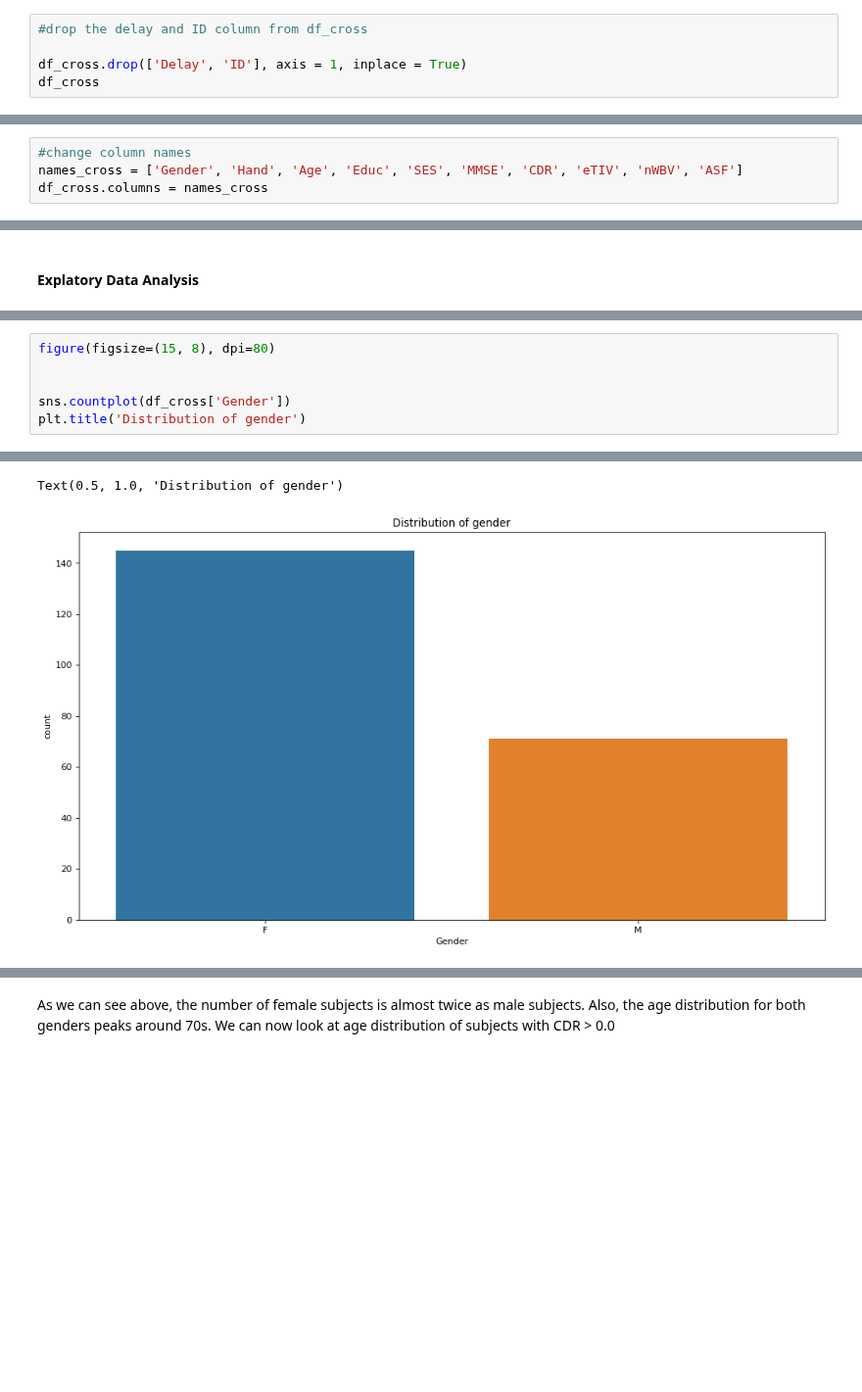
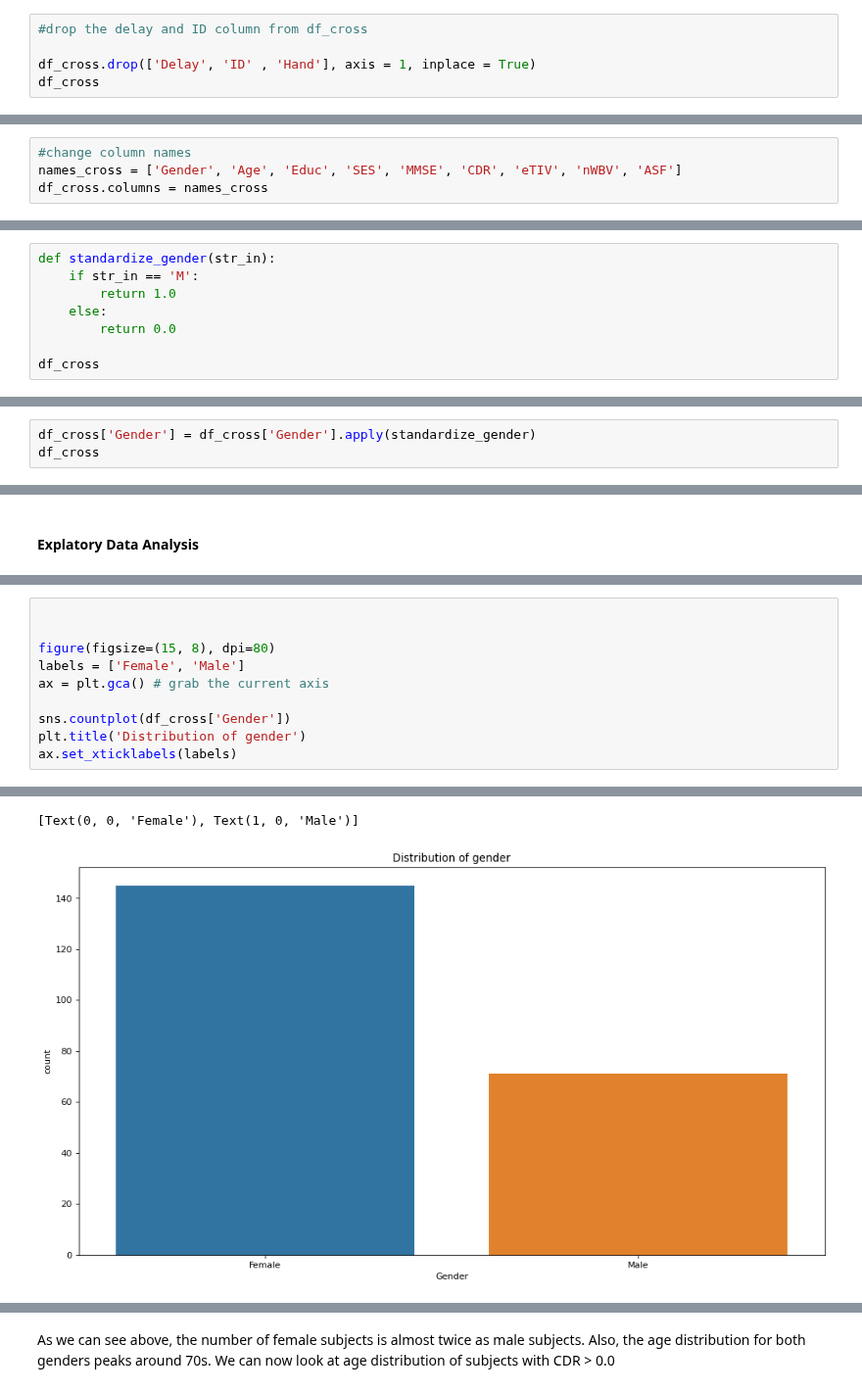
Before and after one commit to Gauss-x/Alzheimer-s-Analysis, a Jupyter notebook: main.ipynb, the cells around one changed output, grey strips where cells are left out. Shown at 98% size. Cells and saved outputs as stored; diff of their text form; blank space fills up the shorter version.

Commit message:
minor changes to graphs

```diff
--- a/main.ipynb
+++ b/main.ipynb
@@ -114,6 +114,6 @@ dtype: int64
 # %%
 #drop the delay and ID column from df_cross
 
-df_cross.drop(['Delay', 'ID'], axis = 1, inplace = True)
+df_cross.drop(['Delay', 'ID' , 'Hand'], axis = 1, inplace = True)
 df_cross
 # %% [output]
@@ -179,5 +179,5 @@ df_cross
 # %%
 #change column names
-names_cross = ['Gender', 'Hand', 'Age', 'Educ', 'SES', 'MMSE', 'CDR', 'eTIV', 'nWBV', 'ASF']
+names_cross = ['Gender', 'Age', 'Educ', 'SES', 'MMSE', 'CDR', 'eTIV', 'nWBV', 'ASF']
 df_cross.columns = names_cross
 # %% [markdown]
@@ -184,0 +185,8 @@ After dropping null values we ended up with 216 observations
+# %%
+def standardize_gender(str_in):
+    if str_in == 'M':
+        return 1.0
+    else:
+        return 0.0
+
+df_cross
@@ -184,0 +207,3 @@ After dropping null values we ended up with 216 observations
+# %%
+df_cross['Gender'] = df_cross['Gender'].apply(standardize_gender)
+df_cross
@@ -191,13 +241,17 @@ First, lets look at the gender distribution and age distribution based on gender
 # %%
+
+
 figure(figsize=(15, 8), dpi=80)
-
+labels = ['Female', 'Male']
+ax = plt.gca() # grab the current axis
 
 sns.countplot(df_cross['Gender'])
 plt.title('Distribution of gender')
+ax.set_xticklabels(labels)
 # %% [output]
 Pass the following variable as a keyword arg: x. From version 0.12, the only valid positional argument will be `data`, and passing other arguments without an explicit keyword will result in an error o ...
-Text(0.5, 1.0, 'Distribution of gender')
+[Text(0, 0, 'Female'), Text(1, 0, 'Male')]
-[figure, old version]
+[figure, new version]
 # %%
 
 figure(figsize=(15, 8), dpi=80)
```
Also changed, not shown: parts of 11 cells of this notebook.
